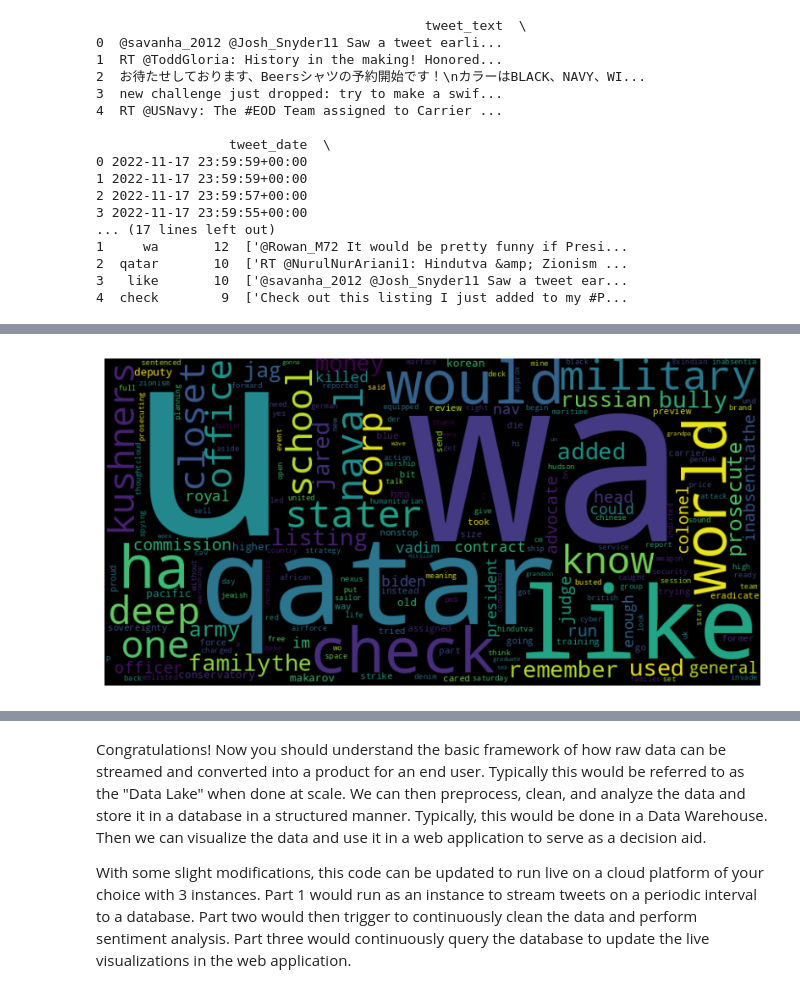
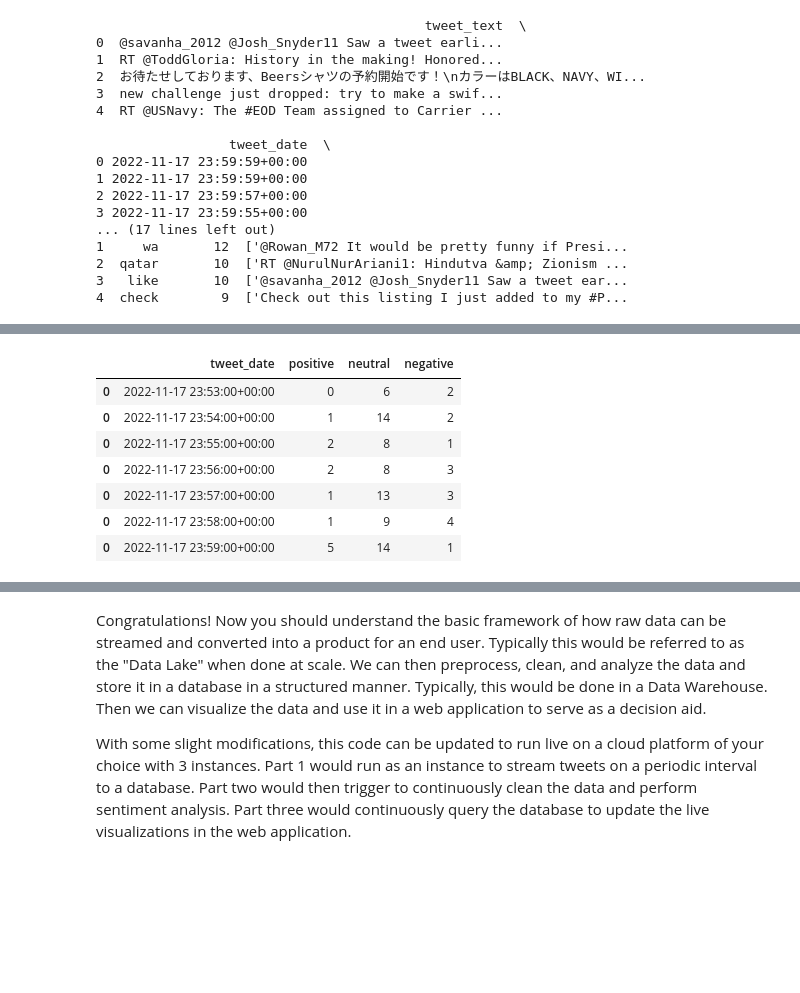
Before and after one commit to syst3m2/twitter-bokeh-tutorial, a Jupyter notebook: twitter-app-example.ipynb, the cells around one changed output, grey strips where cells are left out. Drawn from its saved outputs; the diff is of its cells as text; code cells hidden in the pictures; blank space fills up the shorter version.

Commit message:
Added sentiment analysis timeline plot

```diff
--- a/twitter-app-example.ipynb
+++ b/twitter-app-example.ipynb
@@ -615,19 +575,44 @@ for key, item in date_group_tweet_df:
-# %%
-#This is the image we should see running in the web application
-
-from wordcloud import WordCloud
-import matplotlib.pyplot as plt
-
-data = word_df.set_index('words').to_dict()['weights']
-
-wc = WordCloud(width=800, height=400, max_words=200).generate_from_frequencies(data)
-
-plt.figure(figsize=(10, 10))
-plt.imshow(wc, interpolation='bilinear')
-plt.axis('off')
-plt.show()
-# %% [output]
-[figure, removed]
+# %%
+# Create dataframe with sentiment count by date group (default group by minute)
+
+date_group_tweet_df = tweet_df[["tweet_date", "sentiment_final"]].groupby(pd.Grouper(key='tweet_date', axis=0,
+                      freq='1min', sort=True))
+
+sentiment_time_df = pd.DataFrame(columns=["tweet_date", "positive", "neutral", "negative"])
+
+sentiment_labels = ["positive", "neutral", "negative"]
+
+for key, item in date_group_tweet_df:
+    temp_df = pd.DataFrame()
+    group = date_group_tweet_df.get_group(key)
+    sentiment_values = pd.Series(group['sentiment_final'].value_counts())
+
+    values_df = pd.DataFrame(data=[sentiment_values.values], columns=sentiment_values.index)
+
+    # Fill in sentiment as 0 for any missing values
+    missing_values = set(sentiment_labels).difference(values_df.columns)
+    if len(missing_values) > 0:
+        for i in missing_values:
+            values_df[i]=0
+
+    # Combine the date value to the minute and the value counts
+    date = group["tweet_date"].dt.floor('Min').reset_index(drop=True)[0]
+
+    values_df["tweet_date"] = date
+
+    # Append value to dataframe
+    sentiment_time_df = pd.concat([sentiment_time_df, values_df], axis=0)
+
+sentiment_time_df
+# %% [output]
+|  | tweet_date | positive | neutral | negative |
+| 0 | 2022-11-17 23:53:00+00:00 | 0 | 6 | 2 |
+| 0 | 2022-11-17 23:54:00+00:00 | 1 | 14 | 2 |
+| 0 | 2022-11-17 23:55:00+00:00 | 2 | 8 | 1 |
+| 0 | 2022-11-17 23:56:00+00:00 | 2 | 8 | 3 |
+| 0 | 2022-11-17 23:57:00+00:00 | 1 | 13 | 3 |
+| 0 | 2022-11-17 23:58:00+00:00 | 1 | 9 | 4 |
+| 0 | 2022-11-17 23:59:00+00:00 | 5 | 14 | 1 |
 # %%
 # This is an app built in Dash, which is built on top of Flask and Plotly.js
 # It is preferable to run this from a .py file, but for ease, I am including it in the Jupyter notebook
```
Also changed, not shown: parts of 4 cells of this notebook.
